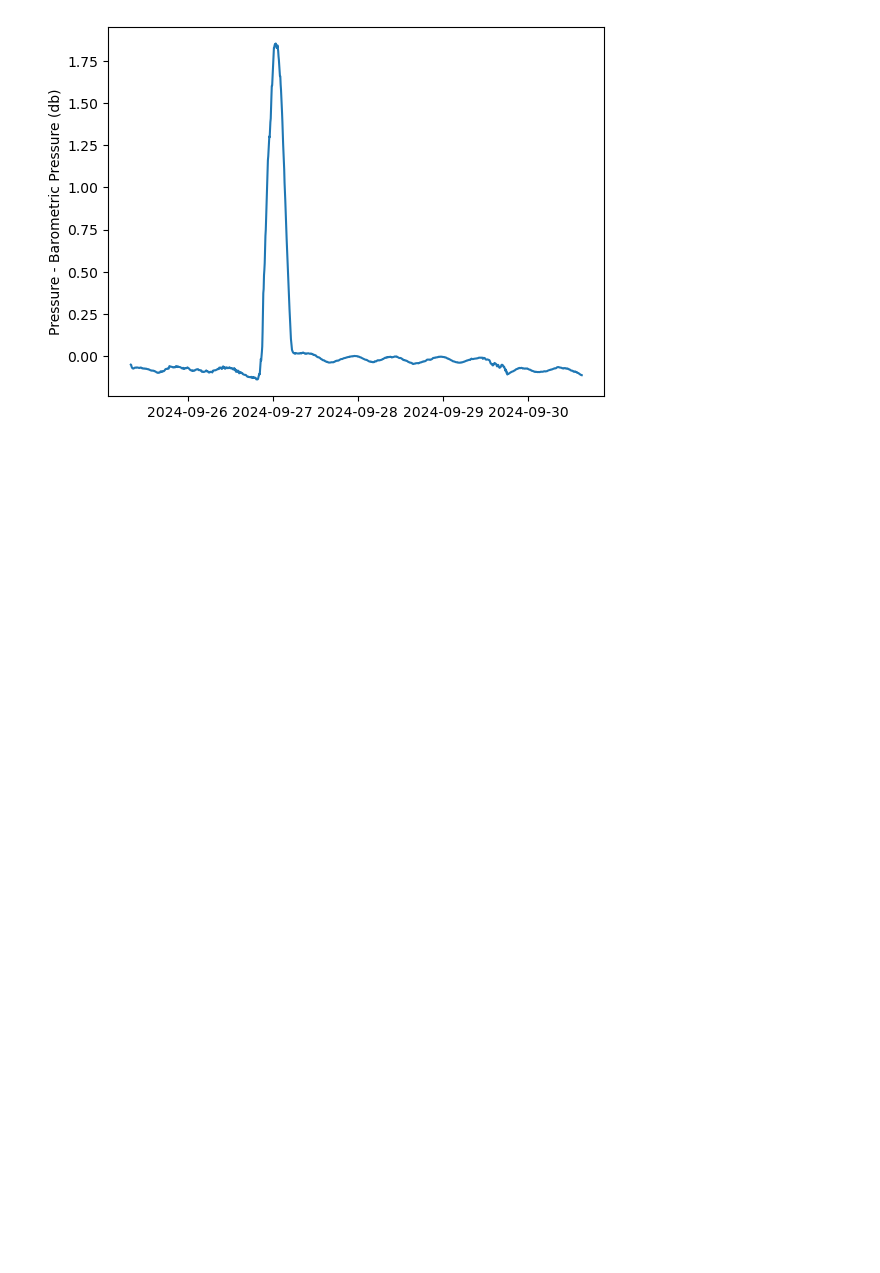
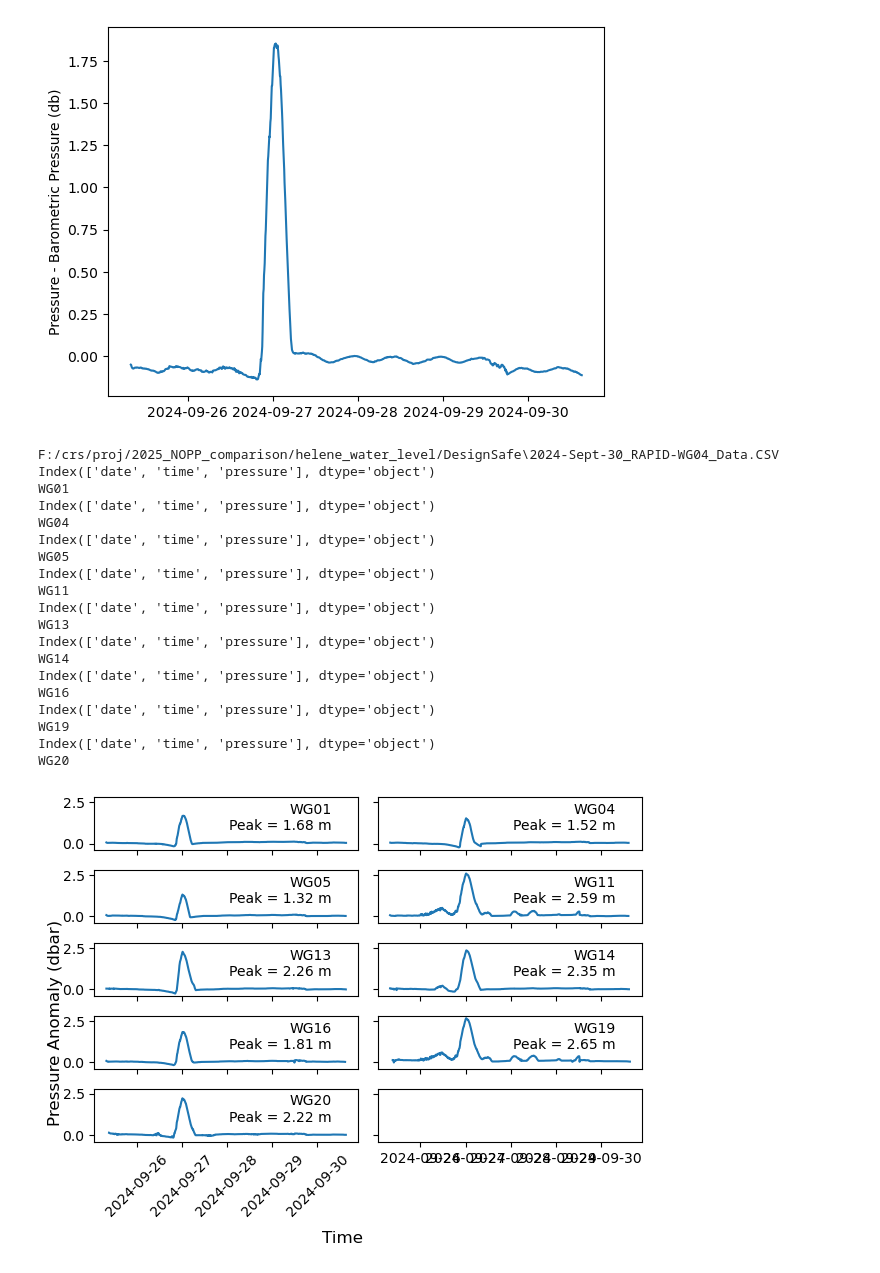
Before and after one commit to csherwood-usgs/NOPP_comparison, a Jupyter notebook: process_nheri_csv.ipynb, the cells around one changed output. Saved outputs shown, nothing was run; the diff lists cells and outputs as text; code cells hidden in the pictures; blank space fills up the shorter version.

```diff
--- a/process_nheri_csv.ipynb
+++ b/process_nheri_csv.ipynb
@@ -12,10 +12,14 @@ def load_high_freq_data(csv_file):
     # Load CSV file
     df = pd.read_csv(csv_file)
 
-    # # Ensure columns exist
-    required_columns = {"date", "time", "pressure"}
-    if not required_columns.issubset(df.columns):
-        raise KeyError(f"Missing required columns: {required_columns - set(df.columns)}")
+    # leading spaces in data are annoying...rename the columns
+    df.columns = ['date','time','pressure']
+    print(df.columns)
+
+    # # # Ensure columns exist
+    # required_columns = {"date", "time", "pressure"}
+    # if not required_columns.issubset(df.columns):
+    #     raise KeyError(f"Missing required columns: {required_columns - set(df.columns)}")
 
     # Combine date and time columns into a single datetime column
     df["datetime"] = pd.to_datetime(df["date"] + " " + df["time"], format="mixed")
@@ -167,3 +172,66 @@ plt.ylabel('Pressure - Barometric Pressure (db)')
 # %% [output]
 Text(0, 0.5, 'Pressure - Barometric Pressure (db)')
 [figure]
+# %%
+# find all of the .csv files in a folder
+import glob
+import numpy as np
+flist = glob.glob( data_dir+'2024-Sept*.csv')
+fn = flist[1]
+print(fn)
+
+fig, axes = plt.subplots( 5, 2, sharex=True, sharey=True)
+
+for i, fn in enumerate(flist):
+# load the pressure data
+    df = load_high_freq_data( fn )
+
+    # Filter and resample at 6 min, anticipating the baro data will be 6 min
+    dfs = lowpass_and_resample(
+        df,
+        column='pressure',
+        sample_rate=16,
+        cutoff_freq=1/(6*60),
+        resample_interval='6min'
+    )
+    dfs['dbar'] = ( dfs['pressure_filtered']-1000. )/100.
+    sta = fn[82:86]
+    peak = dfs['dbar'].max()
+    tss = '{}\nPeak = {:.2f} m'.format(sta, peak)
+    print(sta)
+
+    ax = axes.flatten()
+    ax[i].plot( dfs['datetime'], dfs['dbar'] )
+    ax[i].text(.9, .9, tss, fontsize=10,  horizontalalignment='right',
+        verticalalignment='top',transform=ax[i].transAxes )
+    # Rotate y-axis tick labels
+    ax[i].tick_params(axis='x', labelrotation=45)
+
+# Common y-label in the middle of left column
+fig.text(0.04, 0.5, 'Pressure Anomaly (dbar)', va='center', rotation='vertical', fontsize=12)
+
+# Optional: common x-label too
+fig.text(0.5, 0.04, 'Time', ha='center', fontsize=12)
+plt.tight_layout(rect=[0.06, 0.06, 1, 1])  # leave space for labels
+plt.savefig( data_dir + 'rapid_station.png', dpi=200, bbox_inches = 'tight' )
+# %% [output]
+F:/crs/proj/2025_NOPP_comparison/helene_water_level/DesignSafe\2024-Sept-30_RAPID-WG04_Data.CSV
+Index(['date', 'time', 'pressure'], dtype='object')
+WG01
+Index(['date', 'time', 'pressure'], dtype='object')
+WG04
+Index(['date', 'time', 'pressure'], dtype='object')
+WG05
+Index(['date', 'time', 'pressure'], dtype='object')
+WG11
+Index(['date', 'time', 'pressure'], dtype='object')
+WG13
+Index(['date', 'time', 'pressure'], dtype='object')
+WG14
+Index(['date', 'time', 'pressure'], dtype='object')
+WG16
+Index(['date', 'time', 'pressure'], dtype='object')
+WG19
+Index(['date', 'time', 'pressure'], dtype='object')
+WG20
+[figure, added]
```
Also changed, not shown: parts of 2 cells of this notebook.
